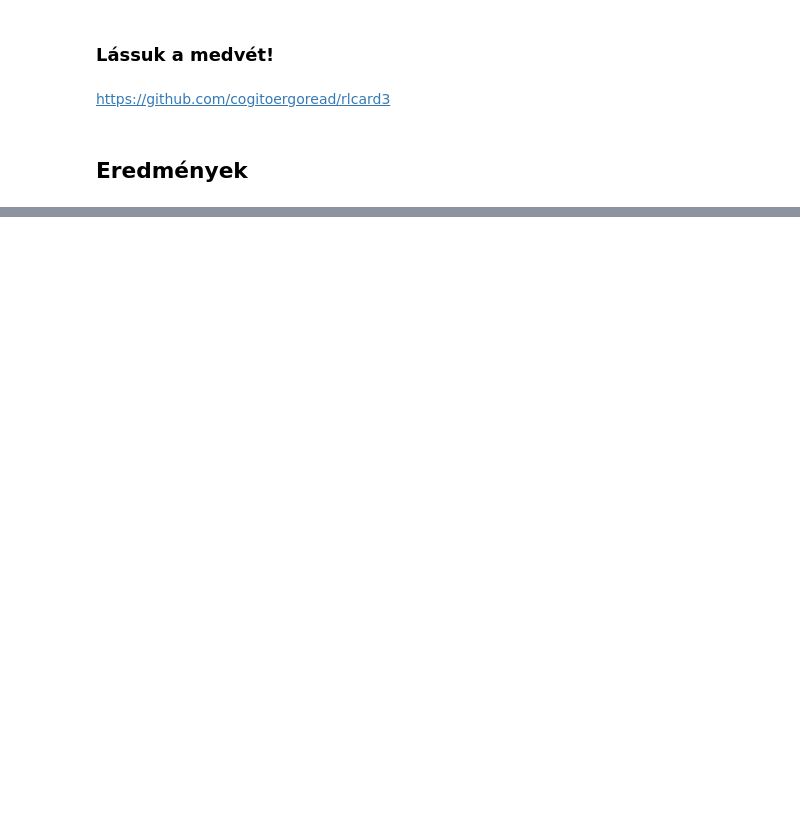
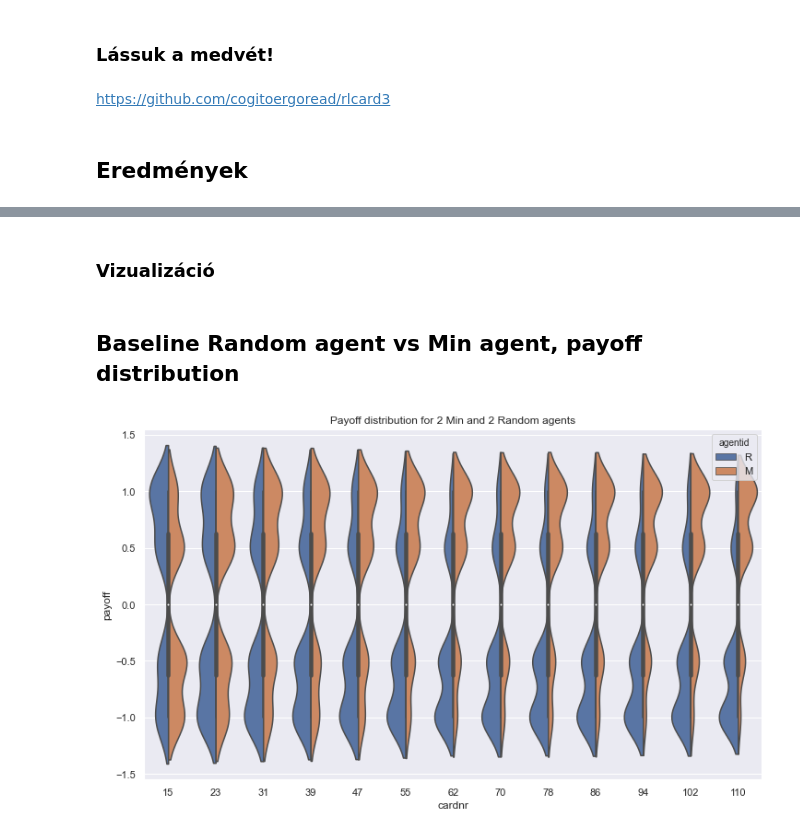
Before and after one commit to cogitoergoread/rlcard3, a Jupyter notebook: jupyter/rl-ai-zaro-varga-jozsef.ipynb, the cells around one changed output, grey strips where cells are left out. Cells and saved outputs as stored; diff of their text form; code cells hidden in the pictures; blank space fills up the shorter version.

```diff
--- a/jupyter/rl-ai-zaro-varga-jozsef.ipynb
+++ b/jupyter/rl-ai-zaro-varga-jozsef.ipynb
@@ -139,0 +142,8 @@ https://github.com/cogitoergoread/rlcard3
+# %%
+import io
+from urllib.request import urlopen
+import pandas as pd
+
+r = urlopen('https://github.com/cogitoergoread/rlcard3/raw/master/jupyter/data/CAS2_110_MMRR_500_20200405-113309.csv.gz')
+df = pd.read_csv(io.BytesIO(r.read()), compression='gzip', sep=";")
+print(df)
@@ -139,0 +165,30 @@ https://github.com/cogitoergoread/rlcard3
+# %% [markdown]
+### Vizualizáció
+# %%
+import seaborn as sns
+import matplotlib.pyplot as plt
+def create_plots(df: pd.DataFrame, agentstr: str, title: str, is_violin: bool, filename: str):
+    """
+    Create nice figures from the played data
+    :param title: Tilte of the figure
+    :param df: DataFrame containing the logs of the games
+    :param agentstr: Which type of data to display
+    :param is_violin: Violin / line graph
+    :param filename: filename to store the fihure
+    """
+    sns.set(rc={'figure.figsize':(12,7)})
+    if is_violin:
+        _ = sns.violinplot(x="cardnr", y="payoff", data=df[(df['agentstr'] == agentstr)], hue="agentid",
+                           split=True).set_title(title)
+    else:
+        _ = sns.relplot(x="cardnr", y="payoff", kind="line", data=df[(df['agentstr'] == agentstr)], hue="agentid")
+        plt.title(title)
+
+    plt.show()
+# %% [markdown]
+## Baseline Random agent vs Min agent, payoff distribution
+# %%
+
+create_plots(df, 'MMRR', "Payoff distribution for 2 Min and 2 Random agents", True, "Ag2vs2V")
+# %% [output]
+[figure, added]
```
Also changed, not shown: parts of 5 cells of this notebook, 1 other file.
